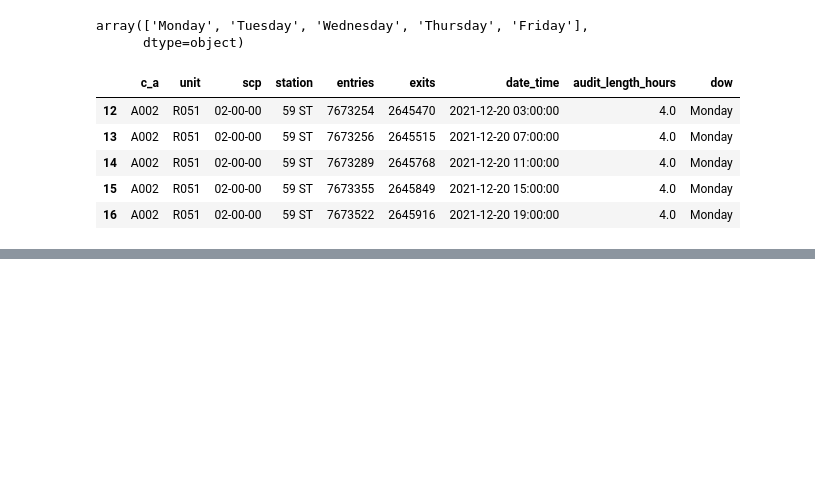
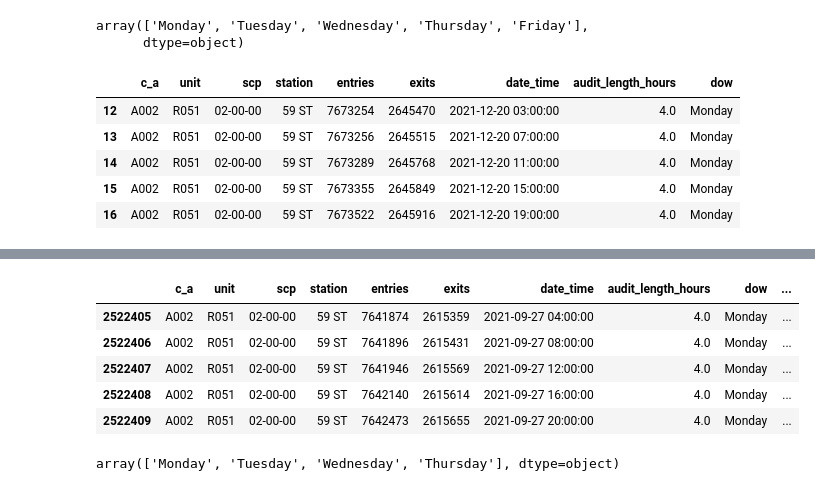
Before and after one commit to katurn1/EDA_Project, a Jupyter notebook: Project 1 week.ipynb, the cells around one changed output, grey strips where cells are left out. Drawn from its saved outputs; the diff is of its cells as text; code cells hidden in the pictures; blank space fills up the shorter version.

```diff
--- a/Project 1 week.ipynb
+++ b/Project 1 week.ipynb
@@ -355,0 +373,17 @@ TypeError: cannot do slice indexing on Int64Index with these indexers [12
+# %%
+# Create diff columns to take entries/exits for given time interval
+df_1w['entry_diff'] = df_1w.groupby(['c_a', 'unit', 'scp', 'station'], as_index=False)['entries'].transform(lambda x: x.diff())
+df_1w['exit_diff'] = df_1w.groupby(['station','c_a', 'unit', 'scp'], as_index=False)['exits'].diff()
+# %%
+df_1w.head()
+# %% [output]
+|  | c_a | unit | scp | station | entries | exits | date_time | audit_length_hours | dow | ... |
+| 2522405 | A002 | R051 | 02-00-00 | 59 ST | 7641874 | 2615359 | 2021-09-27 04:00:00 | 4.0 | Monday | ... |
+| 2522406 | A002 | R051 | 02-00-00 | 59 ST | 7641896 | 2615431 | 2021-09-27 08:00:00 | 4.0 | Monday | ... |
+| 2522407 | A002 | R051 | 02-00-00 | 59 ST | 7641946 | 2615569 | 2021-09-27 12:00:00 | 4.0 | Monday | ... |
+| 2522408 | A002 | R051 | 02-00-00 | 59 ST | 7642140 | 2615614 | 2021-09-27 16:00:00 | 4.0 | Monday | ... |
+| 2522409 | A002 | R051 | 02-00-00 | 59 ST | 7642473 | 2615655 | 2021-09-27 20:00:00 | 4.0 | Monday | ... |
+# %%
+df_1w.dow.unique()
+# %% [output]
+array(['Monday', 'Tuesday', 'Wednesday', 'Thursday'], dtype=object)
```
Also changed, not shown: parts of 22 cells of this notebook.
